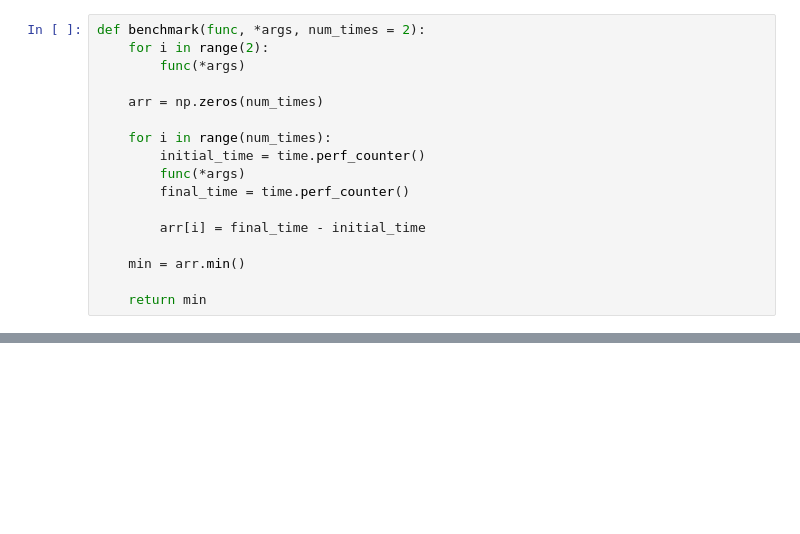
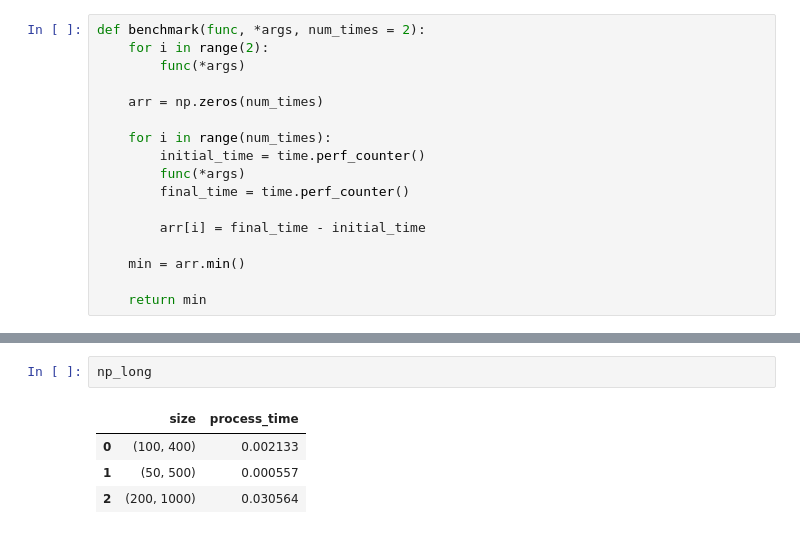
Before and after one commit to davi-dressler/fgv_aln, a Jupyter notebook: Trab_1/q1_python.ipynb, the cells around one changed output, grey strips where cells are left out. Saved outputs shown, nothing was run; the diff lists cells and outputs as text; blank space fills up the shorter version.

```diff
--- a/Trab_1/q1_python.ipynb
+++ b/Trab_1/q1_python.ipynb
@@ -57,0 +114,7 @@ sizes_wide = [(400, 100), (500, 50)]
+# %%
+np_long
+# %% [output]
+|  | size | process_time |
+| 0 | (100, 400) | 0.002133 |
+| 1 | (50, 500) | 0.000557 |
+| 2 | (200, 1000) | 0.030564 |
```
Also changed, not shown: parts of 18 cells of this notebook, 7 other files.
